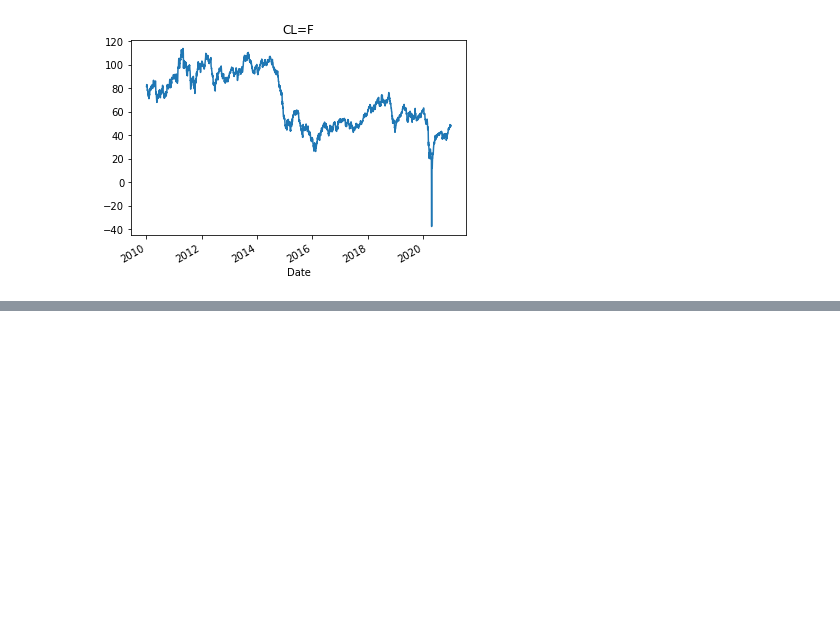
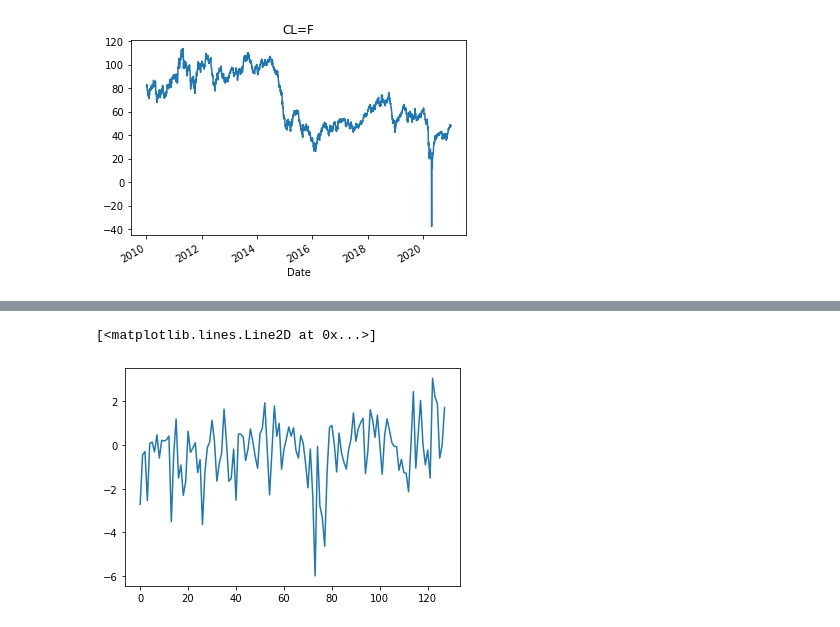
Before and after one commit to zsiga007/fBm, a Jupyter notebook: Finding H with NN regression/fbm.ipynb, the cells around one changed output, grey strips where cells are left out. Drawn from its saved outputs; the diff is of its cells as text; code cells hidden in the pictures; blank space fills up the shorter version.

```diff
--- a/Finding H with NN regression/fbm.ipynb
+++ b/Finding H with NN regression/fbm.ipynb
@@ -18,6 +18,21 @@ device = "cuda" if torch.cuda.is_available() else "cpu"
 print(f'Yor device is: {device}')
 # %% [output]
 Yor device is: cpu
+# %%
+# Useful fns
+
+def diffnormaliser(array):
+    """
+    Takes in np array takes increment series and normalises it.
+    """
+    diff = np.diff(array)
+    return diff/np.average(np.abs(diff))
+
+def totensor(array):
+    """
+    converts to tensor and puts array to device
+    """
+    return torch.tensor(array)[None,:].to(device)
 # %%
 from fbm import FBM
 # %%
@@ -500,0 +560,7 @@ spy_df["Adj Close"][max_place:max_place+129].plot(title=market+' at its most mon
+# %%
+start = 0
+diff = diffnormaliser(nparray[start:start+129])
+plt.plot(diff)
+# %% [output]
+[<matplotlib.lines.Line2D at 0x...>]
+[figure, added]
```
Also changed, not shown: parts of 19 cells of this notebook, 2 other files.
